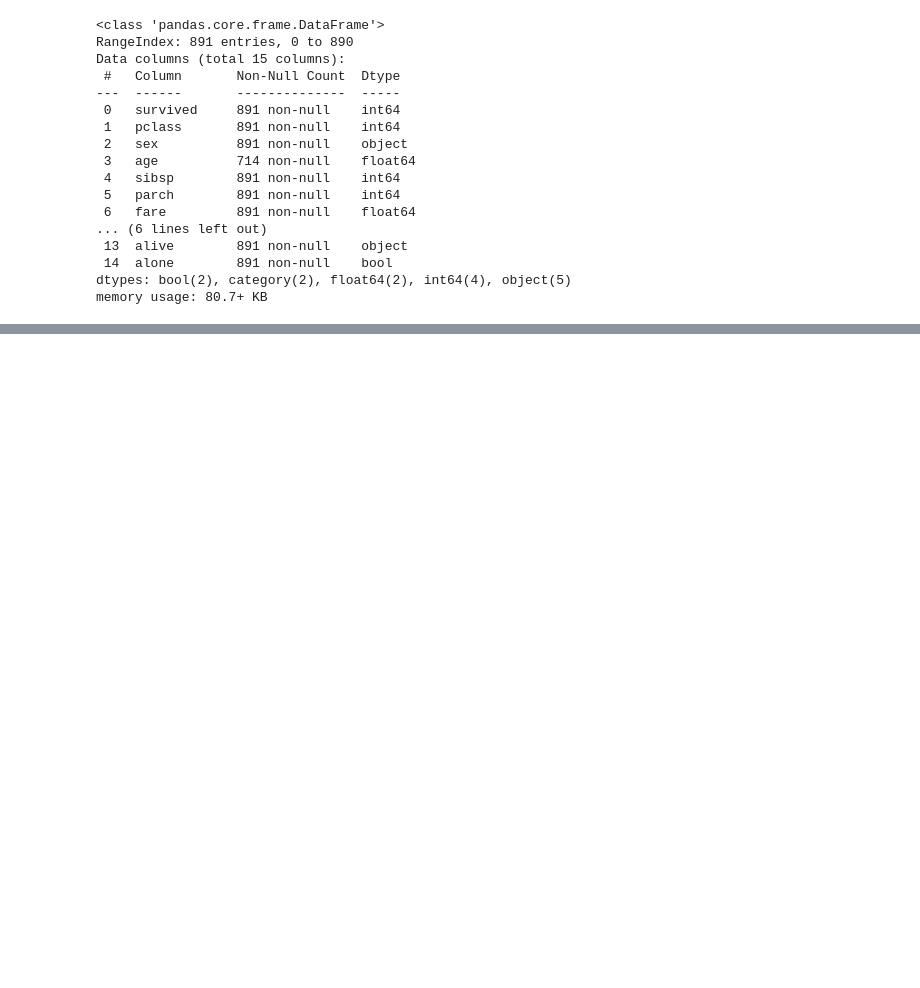
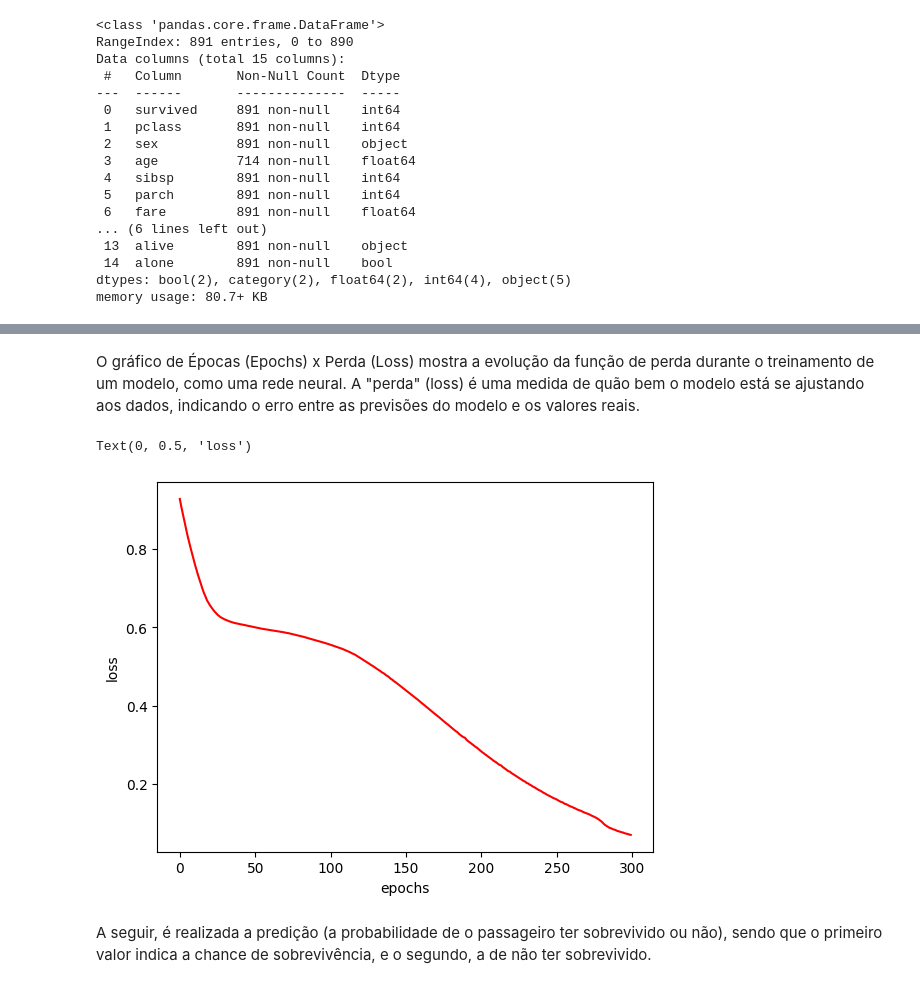
Before and after one commit to vmayres/CCI230_InteligenciaArtificial, a Jupyter notebook: MLP/MLP.ipynb, the cells around one changed output, grey strips where cells are left out. Saved outputs shown, nothing was run; the diff lists cells and outputs as text; code cells hidden in the pictures; blank space fills up the shorter version.

```diff
--- a/MLP/MLP.ipynb
+++ b/MLP/MLP.ipynb
@@ -53,0 +122,12 @@ You must install pydot (`pip install pydot`) for `plot_model` to work.
+# %% [markdown]
+
+O gráfico de Épocas (Epochs) x Perda (Loss) mostra a evolução da função de perda durante o treinamento de um modelo, como uma rede neural. A "perda" (loss) é uma medida de quão bem o modelo está se ajustando aos dados, indicando o erro entre as previsões do modelo e os valores reais.
+# %%
+plt.plot(treinamento.history['loss'], c='red')
+plt.xlabel('epochs')
+plt.ylabel('loss')
+# %% [output]
+Text(0, 0.5, 'loss')
+[figure, added]
+# %% [markdown]
+A seguir, é realizada a predição (a probabilidade de o passageiro ter sobrevivido ou não), sendo que o primeiro valor indica a chance de sobrevivência, e o segundo, a de não ter sobrevivido.
```
Also changed, not shown: parts of 19 cells of this notebook.
